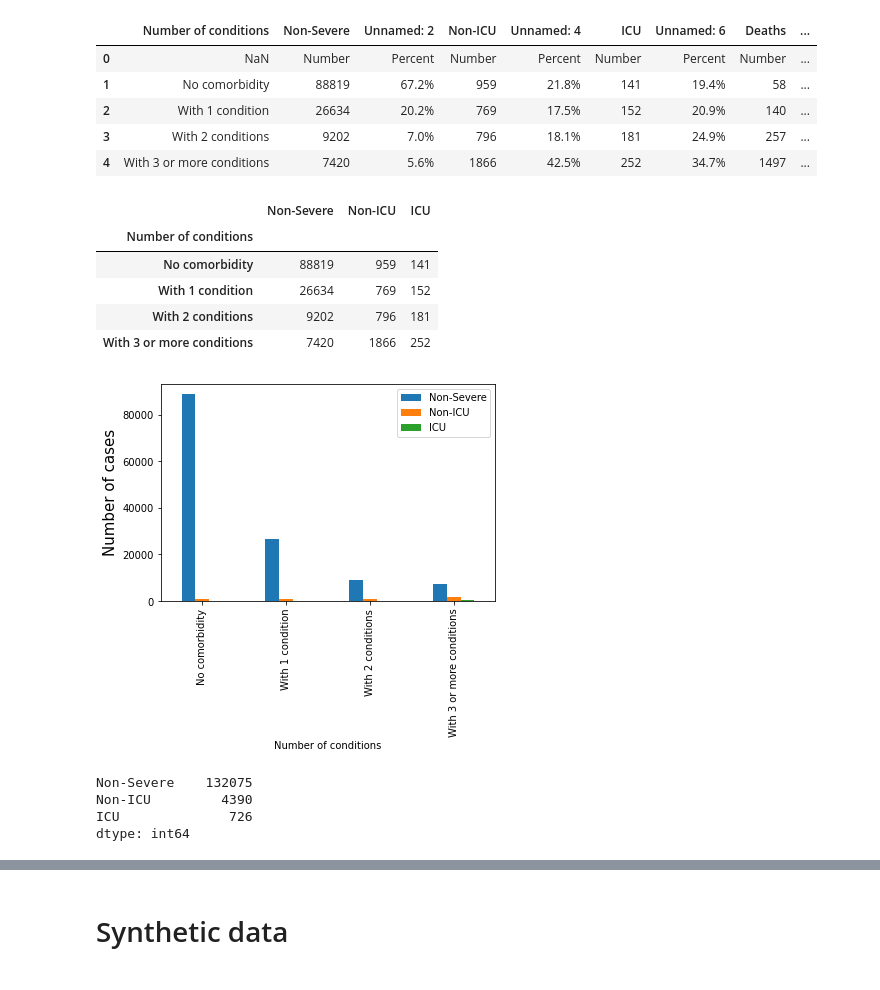
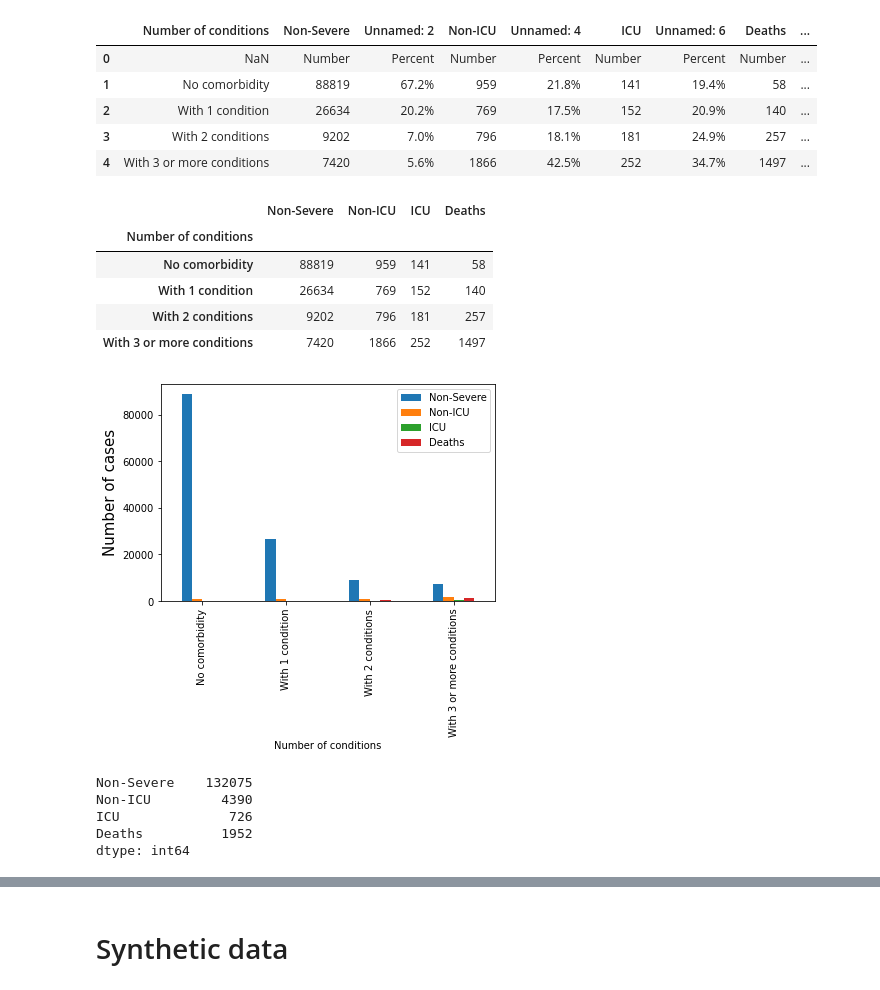
Before and after one commit to ccontrer/20-08Covid19Physiology, a Jupyter notebook: python/04 COVID-19 Alberta synthetic data.ipynb, the cells around one changed output, grey strips where cells are left out. Drawn from its saved outputs; the diff is of its cells as text; code cells hidden in the pictures.

Commit message:
synthetic data fixes

```diff
--- a/python/04 COVID-19 Alberta synthetic data.ipynb
+++ b/python/04 COVID-19 Alberta synthetic data.ipynb
@@ -164,25 +164,26 @@ pd.read_csv('../../data/AHS Public/covid19comorbidities2.csv')
 | 3 | With 2 conditions | 9202 | 7.0% | 796 | 18.1% | 181 | 24.9% | 257 | ... |
 | 4 | With 3 or more conditions | 7420 | 5.6% | 1866 | 42.5% | 252 | 34.7% | 1497 | ... |
 # %%
-data = pd.read_csv('../../data/AHS Public/covid19comorbidities2.csv', skiprows=[1], usecols=[0, 1, 3, 5])
+data = pd.read_csv('../../data/AHS Public/covid19comorbidities2.csv', skiprows=[1], usecols=[0, 1, 3, 5, 7])
 data = data.set_index('Number of conditions')
 data.plot.bar()
 plt.ylabel("Number of cases", fontsize=15)
 data
 # %% [output]
-|  | Non-Severe | Non-ICU | ICU |
-| Number of conditions |  |  |  |
-| No comorbidity | 88819 | 959 | 141 |
-| With 1 condition | 26634 | 769 | 152 |
-| With 2 conditions | 9202 | 796 | 181 |
-| With 3 or more conditions | 7420 | 1866 | 252 |
+|  | Non-Severe | Non-ICU | ICU | Deaths |
+| Number of conditions |  |  |  |  |
+| No comorbidity | 88819 | 959 | 141 | 58 |
+| With 1 condition | 26634 | 769 | 152 | 140 |
+| With 2 conditions | 9202 | 796 | 181 | 257 |
+| With 3 or more conditions | 7420 | 1866 | 252 | 1497 |
-[figure, old version]
+[figure, new version]
 # %%
 data.sum()
 # %% [output]
 Non-Severe    132075
 Non-ICU         4390
 ICU              726
+Deaths          1952
 dtype: int64
 # %%
 temp = data.div(data.sum(), axis=1)
```
Also changed, not shown: parts of 37 cells of this notebook, 3 other files.
